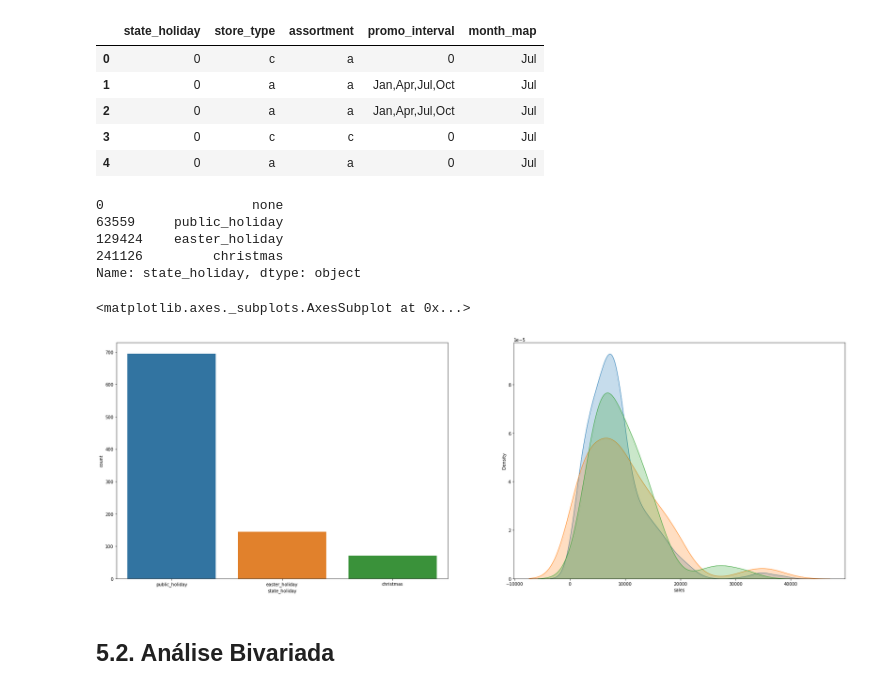
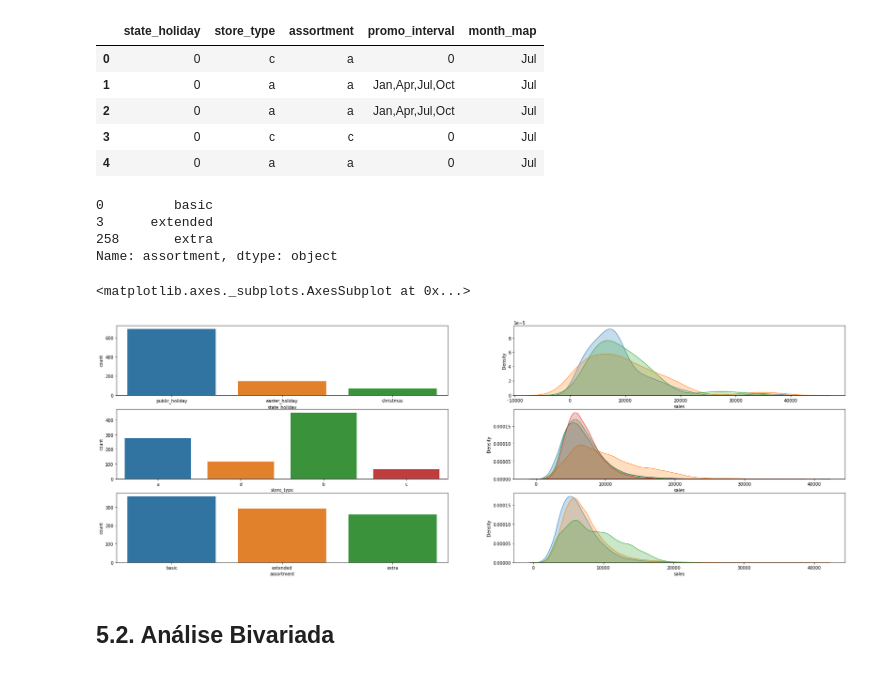
Before and after one commit to rvieira94/cds_03_ds_em_producao, a Jupyter notebook: ds_producao.ipynb, the cells around one changed output. Drawn from its saved outputs; the diff is of its cells as text; code cells hidden in the pictures.

```diff
--- a/ds_producao.ipynb
+++ b/ds_producao.ipynb
@@ -411,7 +412,7 @@ df4 = df3.copy()
 # %% [markdown]
 ## 4.1. Rows filtering
 # %%
-df4 = df4[(df3['open'] != 0) & (df4['sales'] > 0)]
+df4 = df4[(df4['open'] != 0) & (df4['sales'] > 0)]
 # %% [markdown]
 ## 4.2. Columns selection
 # %%
@@ -451,30 +452,44 @@ cat_attributes.head()
 | 3 | 0 | c | c | 0 | Jul |
 | 4 | 0 | a | a | 0 | Jul |
 # %%
-df5['state_holiday'].drop_duplicates()
+df5['assortment'].drop_duplicates()
 # %% [output]
-0                   none
-63559     public_holiday
-129424    easter_holiday
-241126         christmas
-Name: state_holiday, dtype: object
+0         basic
+3      extended
+258       extra
+Name: assortment, dtype: object
 # %%
+a = df5[(df5['state_holiday'] != 'regular_day') & (df5['state_holiday'] != 'none')]
+
 # state_holiday
-plt.subplot(1,2,1)
-a = df5[(df5['state_holiday'] != 'regular_day') & (df5['state_holiday'] != 'none')]
+plt.subplot(3,2,1)
 sns.countplot(a['state_holiday'])
 
-plt.subplot(1,2,2)
+plt.subplot(3,2,2)
 sns.kdeplot(df5[df5['state_holiday'] == 'public_holiday']['sales'], label='public_holiday', shade=True)
 sns.kdeplot(df5[df5['state_holiday'] == 'easter_holiday']['sales'], label='easter_holiday', shade=True)
 sns.kdeplot(df5[df5['state_holiday'] == 'christmas']['sales'], label='christmas', shade=True)
 
 # store_type
-# 25min
+plt.subplot(3,2,3)
+sns.countplot(a['store_type'])
+
+plt.subplot(3,2,4)
+sns.kdeplot(df5[df5['store_type'] == 'a']['sales'], label='a', shade=True)
+sns.kdeplot(df5[df5['store_type'] == 'b']['sales'], label='b', shade=True)
+sns.kdeplot(df5[df5['store_type'] == 'c']['sales'], label='c', shade=True)
+sns.kdeplot(df5[df5['store_type'] == 'd']['sales'], label='d', shade=True)
 
 # assortment
+plt.subplot(3,2,5)
+sns.countplot(a['assortment'])
+
+plt.subplot(3,2,6)
+sns.kdeplot(df5[df5['assortment'] == 'basic']['sales'], label='basic', shade=True)
+sns.kdeplot(df5[df5['assortment'] == 'extended']['sales'], label='extended', shade=True)
+sns.kdeplot(df5[df5['assortment'] == 'extra']['sales'], label='extra', shade=True)
 # %% [output]
 <matplotlib.axes._subplots.AxesSubplot at 0x...>
-[figure, old version]
+[figure, new version]
 # %% [markdown]
 ## 5.2. Análise Bivariada
```
Also changed, not shown: parts of 8 cells of this notebook.
